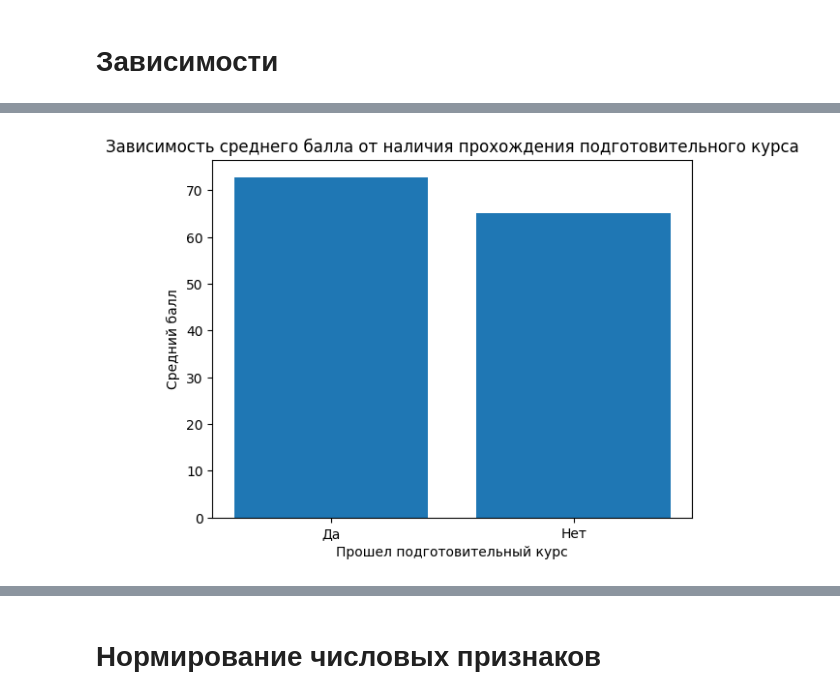
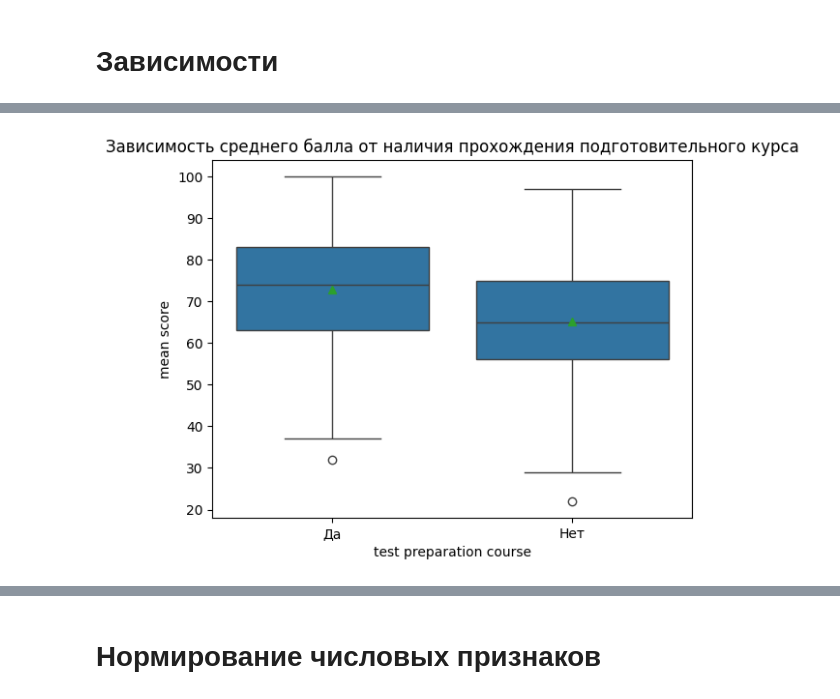
Before and after one commit to yulya11/introduction_to_ai, a Jupyter notebook: 03_lab_ml_intro.ipynb, the cells around one changed output, grey strips where cells are left out. Saved outputs shown, nothing was run; the diff lists cells and outputs as text; code cells hidden in the pictures.

```diff
--- a/03_lab_ml_intro.ipynb
+++ b/03_lab_ml_intro.ipynb
@@ -242,15 +266,10 @@ plt.show()
 # %%
-average_scores = data.groupby('test preparation course')['mean score'].mean()
-
-plt.bar(average_scores.index, average_scores.values)
-
-plt.xlabel('Прошел подготовительный курс')
-plt.ylabel('Средний балл')
+sns.boxplot(x='test preparation course', y='mean score', data=data[['test preparation course','mean score']], showmeans=True)
 
 plt.xticks(['none', 'completed'], ['Нет', 'Да'])
 plt.title('Зависимость среднего балла от наличия прохождения подготовительного курса')
 
 plt.show()
 # %% [output]
-[figure, old version]
+[figure, new version]
 # %%
```
Also changed, not shown: parts of 6 cells of this notebook.
